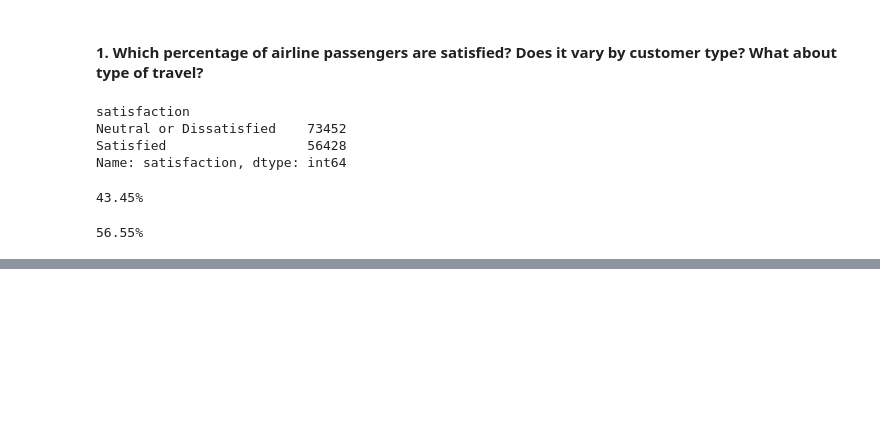
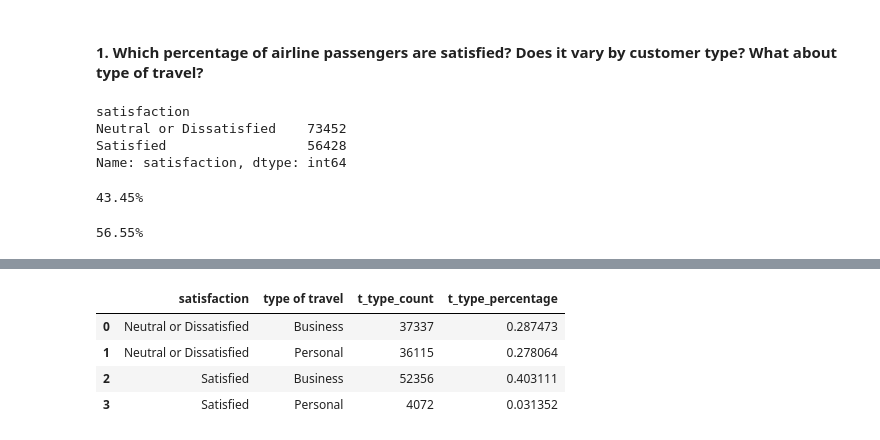
Before and after one commit to Coded123/Maven-Analytics-Airlines-Challenge, a Jupyter notebook: Maven_airline_data_analysis.ipynb, the cells around one changed output, grey strips where cells are left out. Saved outputs shown, nothing was run; the diff lists cells and outputs as text; code cells hidden in the pictures; blank space fills up the shorter version.

```diff
--- a/Maven_airline_data_analysis.ipynb
+++ b/Maven_airline_data_analysis.ipynb
@@ -350,0 +372,4 @@ class_count
+# %%
+travel_type = df.groupby(['satisfaction','type of travel'])
+travel_type = travel_type['type of travel'].count().reset_index(name='t_type_count')
+travel_type
@@ -350,0 +382,9 @@ class_count
+# %%
+travel_type['t_type_percentage'] = travel_type['t_type_count']/travel_type['t_type_count'].sum()
+travel_type
+# %% [output]
+|  | satisfaction | type of travel | t_type_count | t_type_percentage |
+| 0 | Neutral or Dissatisfied | Business | 37337 | 0.287473 |
+| 1 | Neutral or Dissatisfied | Personal | 36115 | 0.278064 |
+| 2 | Satisfied | Business | 52356 | 0.403111 |
+| 3 | Satisfied | Personal | 4072 | 0.031352 |
```
Also changed, not shown: parts of 9 cells of this notebook.
